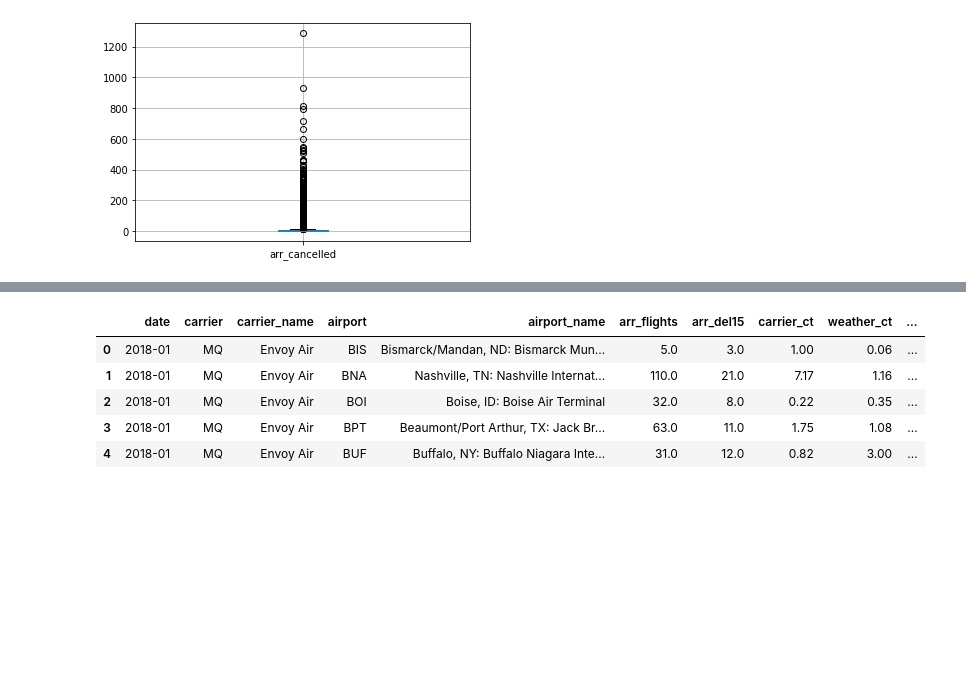
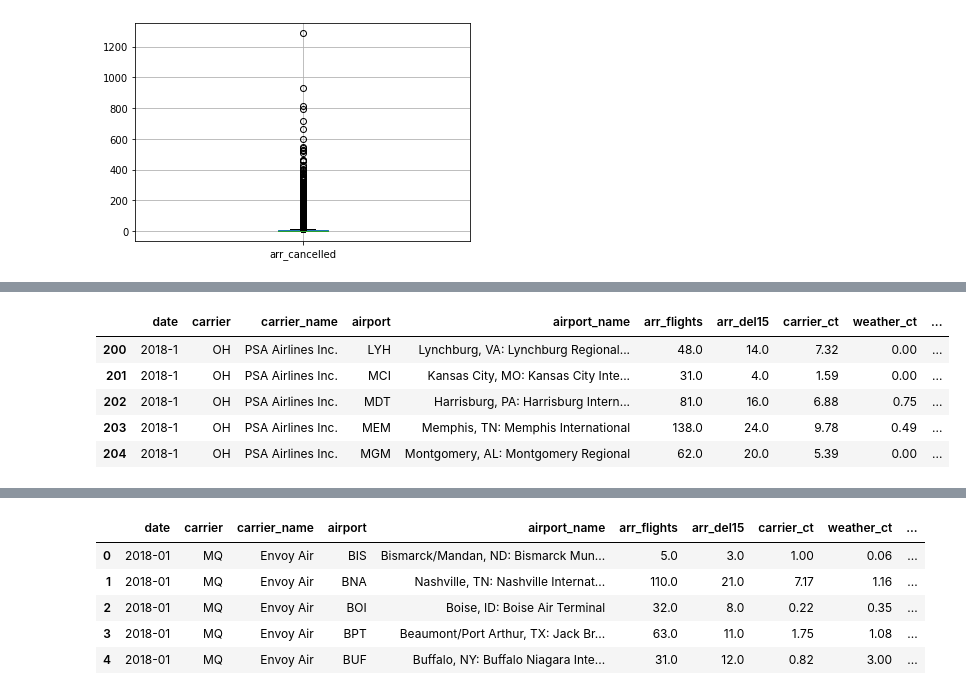
Before and after one commit to Davis-Data-Science-Club/Pandas-Tutorial, a Jupyter notebook: airline_delays_analysis.ipynb, the cells around one changed output, grey strips where cells are left out. Saved outputs shown, nothing was run; the diff lists cells and outputs as text; code cells hidden in the pictures; blank space fills up the shorter version.

Commit message:
Started indexing, slicing, questions

```diff
--- a/airline_delays_analysis.ipynb
+++ b/airline_delays_analysis.ipynb
@@ -94,3 +160,7 @@ Number of rows with nan arr_flights values: 0
+# %%
+# Reindex dataframe after removing rows
+# New index starts at 0, continues incrementally based on number of rows
+df = df.reset_index(drop=True)
 # %%
 #Give me all rows with nan values in any column
 nan_rows = df[df.isna().any(axis=1)]
@@ -115,0 +222,12 @@ df.boxplot(column=['arr_cancelled'])
+# %%
+# 1. Retrieve rows 200 to 204 from the dataframe (Slice)
+# Note: for .iloc(), have to write 205 as the bound because indexing
+# starts from 0
+df.iloc[200:205]
+# %% [output]
+|  | date | carrier | carrier_name | airport | airport_name | arr_flights | arr_del15 | carrier_ct | weather_ct | ... |
+| 200 | 2018-1 | OH | PSA Airlines Inc. | LYH | Lynchburg, VA: Lynchburg Regional... | 48.0 | 14.0 | 7.32 | 0.00 | ... |
+| 201 | 2018-1 | OH | PSA Airlines Inc. | MCI | Kansas City, MO: Kansas City Inte... | 31.0 | 4.0 | 1.59 | 0.00 | ... |
+| 202 | 2018-1 | OH | PSA Airlines Inc. | MDT | Harrisburg, PA: Harrisburg Intern... | 81.0 | 16.0 | 6.88 | 0.75 | ... |
+| 203 | 2018-1 | OH | PSA Airlines Inc. | MEM | Memphis, TN: Memphis International | 138.0 | 24.0 | 9.78 | 0.49 | ... |
+| 204 | 2018-1 | OH | PSA Airlines Inc. | MGM | Montgomery, AL: Montgomery Regional | 62.0 | 20.0 | 5.39 | 0.00 | ... |
```
Also changed, not shown: parts of 21 cells of this notebook, 2 other files.
